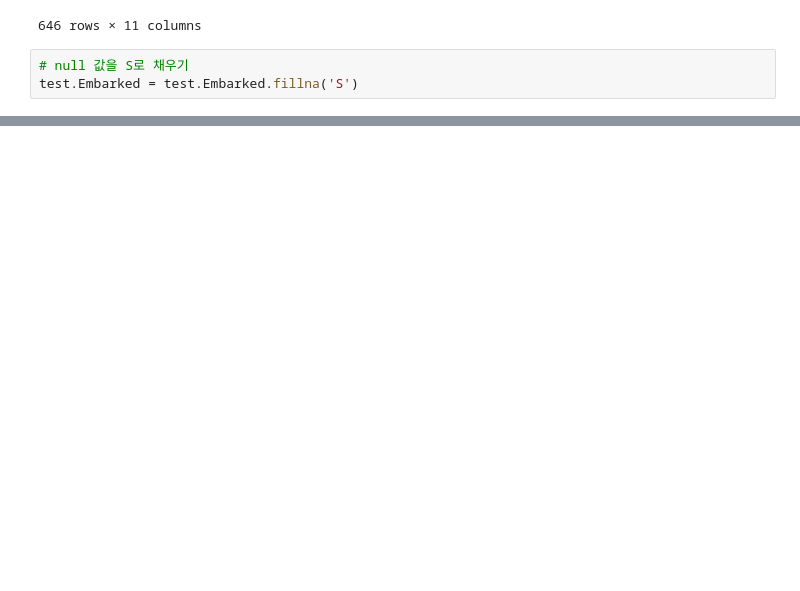
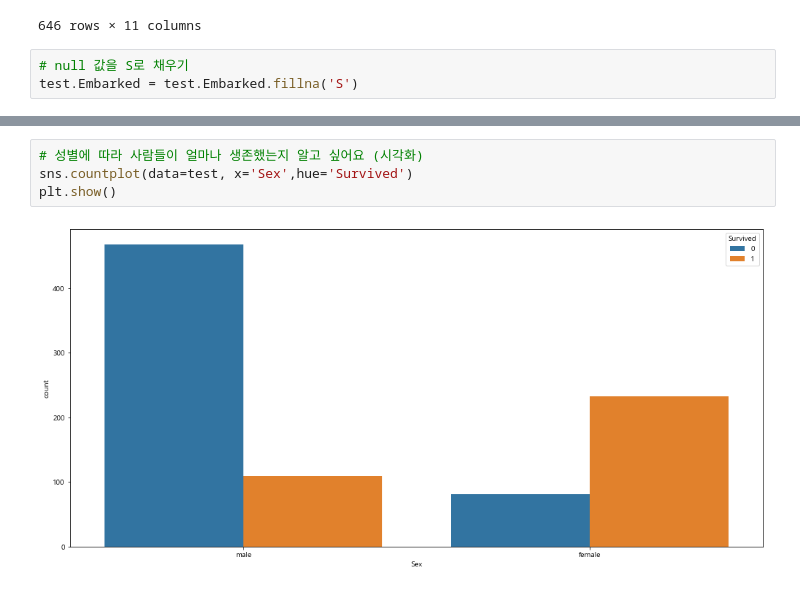
Before and after one commit to pillz9408/python, a Jupyter notebook: DataVisualize/titanic.ipynb, the cells around one changed output, grey strips where cells are left out. Cells and saved outputs as stored; diff of their text form; blank space fills up the shorter version.

```diff
--- a/DataVisualize/titanic.ipynb
+++ b/DataVisualize/titanic.ipynb
@@ -81,0 +104,6 @@ test.Embarked = test.Embarked.fillna('S')
+# %%
+# 성별에 따라 사람들이 얼마나 생존했는지 알고 싶어요 (시각화)
+sns.countplot(data=test, x='Sex',hue='Survived')
+plt.show()
+# %% [output]
+[figure, added]
```
Also changed, not shown: parts of 10 cells of this notebook, 1 other file.
